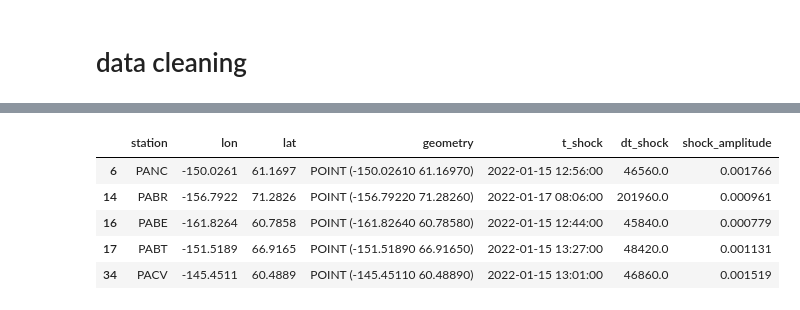
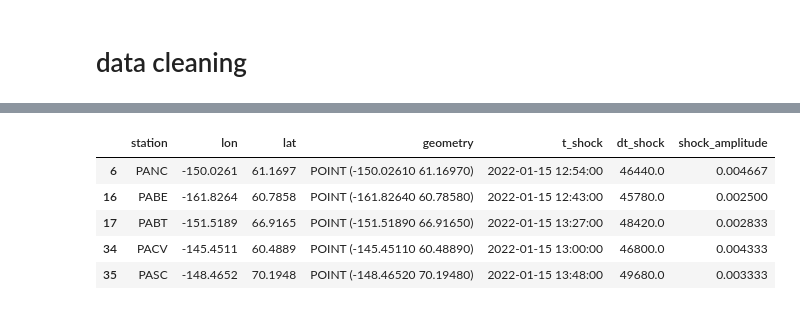
Before and after one commit to yanglyu902/tonga-volcano-shockwave-study, a Jupyter notebook: analysis.ipynb, the cells around one changed output, grey strips where cells are left out. Drawn from its saved outputs; the diff is of its cells as text; code cells hidden in the pictures.

```diff
--- a/analysis.ipynb
+++ b/analysis.ipynb
@@ -27,7 +27,7 @@ plt.style.use('paper.mplstyle')
 # first, make an empty frame with desired time as column
 
 date_start = datetime.datetime(2022, 1, 15, 0, 0, 0)
-date_end = datetime.datetime(2022, 1, 20, 0, 0, 0)
+date_end = datetime.datetime(2022, 1, 25, 0, 0, 0)
 days = pd.date_range(date_start, date_end, freq='1min') # MUST have same granularity as txt data!
 
 df_empty = pd.DataFrame({'time': days})
@@ -40,12 +40,16 @@ all_files = glob.glob('data/raw_data/*.txt')
 all_files.sort()
 
 for i in range(len(all_files)):
-    df_tmp = pd.read_csv(all_files[i], header=0, skiprows=0, usecols=(0,5)) # station, pressure
-    df_tmp.columns = ['station', 'pressure']
+    df_tmp = pd.read_csv(all_files[i], header=0, skiprows=0, usecols=(0,4,5), index_col=1) # station, pressure
+    # df_tmp.columns = ['station', 'pressure']
     if df_tmp.shape[0] > 0: # non empty data
-        pressure_tmp = df_tmp['pressure']
+        df_tmp.index = pd.DatetimeIndex(df_tmp.index)
+        df_tmp = df_tmp.reindex(days, fill_value=np.nan)
+
+        pressure_tmp = df_tmp['pres1']
         station_tmp = df_tmp['station'][0]
-        df_empty[station_tmp] = pressure_tmp
+
+        df_empty[station_tmp] = pressure_tmp.values
 
 stations_non_empty = df_empty.columns[1:].tolist()
 print(f'# of non-empty stations: {len(stations_non_empty)}')
@@ -54,11 +58,11 @@ print(f'# of non-empty stations: {len(stations_non_empty)}')
 # %%
 # get location of all stations and transform to geopandas frame
-df_stations = pd.read_csv('data/stations_US.csv', index_col=0)
+df_all_stations = pd.read_csv('data/stations_US.csv', index_col=0)
 
-df_stations = gpd.GeoDataFrame(
-    df_stations, geometry=gpd.points_from_xy(df_stations['lon'], df_stations['lat']))
-print('total number of stations: ' + str(len(df_stations)))
+df_all_stations = gpd.GeoDataFrame(
+    df_all_stations, geometry=gpd.points_from_xy(df_all_stations['lon'], df_all_stations['lat']))
+print('total number of stations: ' + str(len(df_all_stations)))
 
-all_stations = list(df_stations['station'])
-df_stations.head()
+all_stations = list(df_all_stations['station'])
+df_all_stations.head()
 # %% [output]
@@ -82,15 +86,22 @@ df_world.head()
 | 4 | 326625791 | North America | United States of America | USA | 18560000.0 | MULTIPOLYGON (((-122.84000 49.000... |
 # %% [markdown]
 # data cleaning
+# %%
+# subset?
+
+df_series = df_empty.copy()
+
+date_start = datetime.datetime(2022, 1, 15, 8, 0, 0)
+date_end = datetime.datetime(2022, 1, 15, 18, 0, 0)
+df_series = df_series.loc[(pd.to_datetime(df_series['time']) > date_start) & (df_series['time'] < date_end)]
 # %%
-# clean nulls
-df_series = df_empty.copy()
 df_series = df_series[df_series.columns[df_series.isnull().mean() < 0.9]]
 df_series.head()
 
 stations = df_series.columns[1:]
 
 # delete stations with no data
+df_stations = df_all_stations.copy()
 for s in df_stations['station']:
     if s not in stations:
         df_stations.drop(df_stations[df_stations['station']==s].index, inplace=True)
@@ -128,32 +201,33 @@ show_gradient('ORD')
 # %%
 # calculate percent change and find time of shock wave arriving
-curr_period = 5
 
 t_shock = []
 dt_shock = []
 amplitude = []
 for s in df_stations['station']:
-    changes = df_series[s].pct_change(periods=curr_period) # find percentage change
+    # changes = df_series[s].pct_change(periods=curr_period) # find percentage change
+    changes = np.gradient(df_series[s], 3)
+    changes[np.isnan(changes)] = 100
     t_min = df_series['time'].loc[changes == np.min(changes)] # TimeStamp corresponding to most negative change
 
     # plt.figure()
     # plt.plot(df_series['time'], changes)
     # plt.plot(t_min, np.min(changes), 'ro')
     # # break
     amplitude.append(np.abs(np.min(changes)))
     t_shock.append(pd.Timestamp(t_min.values[0]))
     dt_shock.append((pd.Timestamp(t_min.values[0]) - datetime.datetime(2022, 1, 15, 0, 0, 0)).total_seconds())
 
 # create shock wave time columns
 df_stations['t_shock'] = t_shock
 df_stations['dt_shock'] = dt_shock
 df_stations['shock_amplitude'] = amplitude
 # df_stations = df_stations[df_stations['t_shock']>0]
 df_stations.head()
 # %% [output]
 |  | station | lon | lat | geometry | t_shock | dt_shock | shock_amplitude |
-| 6 | PANC | -150.0261 | 61.1697 | POINT (-150.02610 61.16970) | 2022-01-15 12:56:00 | 46560.0 | 0.001766 |
-| 14 | PABR | -156.7922 | 71.2826 | POINT (-156.79220 71.28260) | 2022-01-17 08:06:00 | 201960.0 | 0.000961 |
-| 16 | PABE | -161.8264 | 60.7858 | POINT (-161.82640 60.78580) | 2022-01-15 12:44:00 | 45840.0 | 0.000779 |
-| 17 | PABT | -151.5189 | 66.9165 | POINT (-151.51890 66.91650) | 2022-01-15 13:27:00 | 48420.0 | 0.001131 |
-| 34 | PACV | -145.4511 | 60.4889 | POINT (-145.45110 60.48890) | 2022-01-15 13:01:00 | 46860.0 | 0.001519 |
+| 6 | PANC | -150.0261 | 61.1697 | POINT (-150.02610 61.16970) | 2022-01-15 12:54:00 | 46440.0 | 0.004667 |
+| 16 | PABE | -161.8264 | 60.7858 | POINT (-161.82640 60.78580) | 2022-01-15 12:43:00 | 45780.0 | 0.002500 |
+| 17 | PABT | -151.5189 | 66.9165 | POINT (-151.51890 66.91650) | 2022-01-15 13:27:00 | 48420.0 | 0.002833 |
+| 34 | PACV | -145.4511 | 60.4889 | POINT (-145.45110 60.48890) | 2022-01-15 13:00:00 | 46800.0 | 0.004333 |
+| 35 | PASC | -148.4652 | 70.1948 | POINT (-148.46520 70.19480) | 2022-01-15 13:48:00 | 49680.0 | 0.003333 |
```
Also changed, not shown: parts of 24 cells of this notebook, 3 other files.
